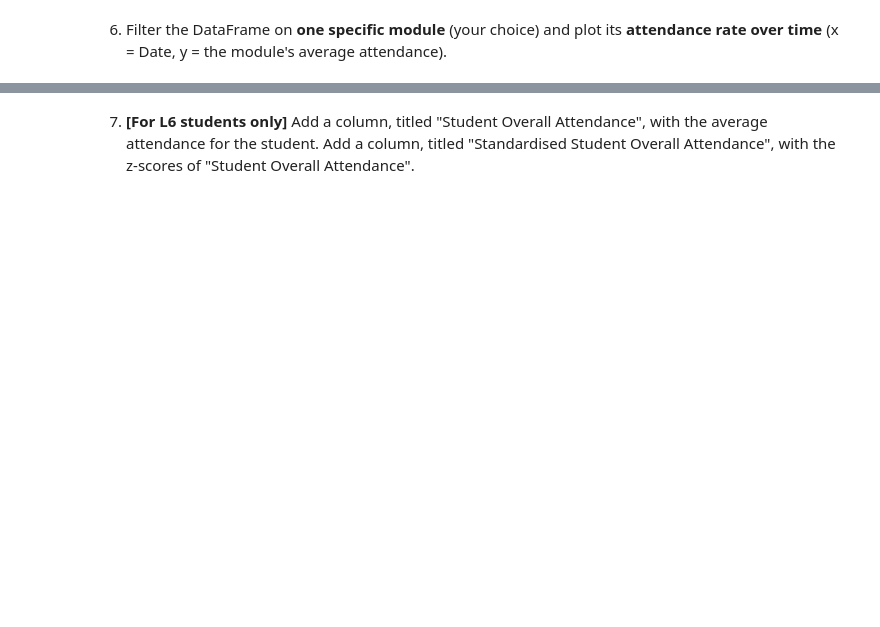
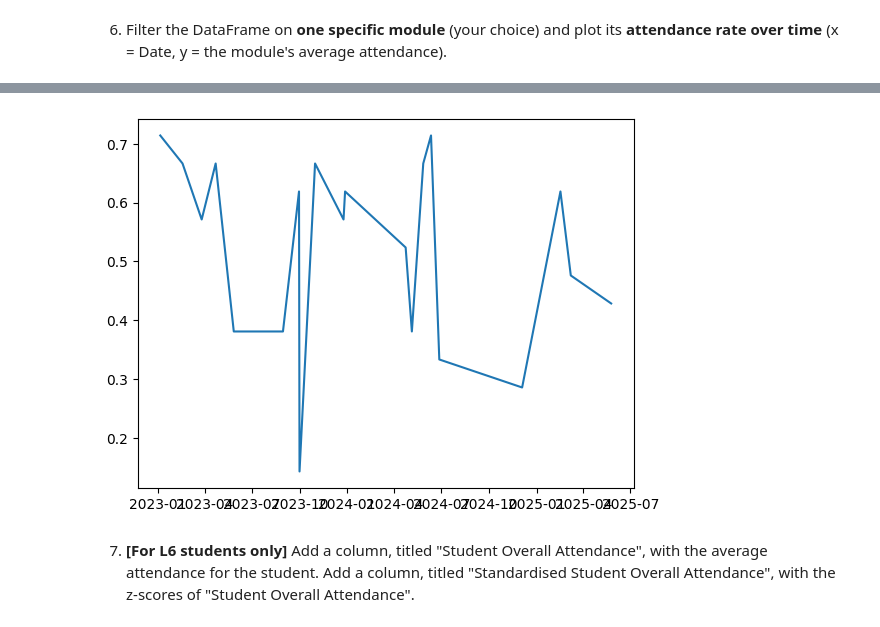
Before and after one commit to tobiade22/IDS_Summative_1, a Jupyter notebook: summative1-1.ipynb, the cells around one changed output, grey strips where cells are left out. Drawn from its saved outputs; the diff is of its cells as text; code cells hidden in the pictures; blank space fills up the shorter version.

```diff
--- a/summative1-1.ipynb
+++ b/summative1-1.ipynb
@@ -104,4 +150,9 @@ By completing this assessment, you will demonstrate your ability to:
    | Usage Code             | Attendance Code |
 # %%
 # your code here
-...
+df = df.rename(columns={'Person Code': 'Person Code', 'Unit Instance Code': 'Module Code', 'Calocc Code': 'Year',
+                   'Surname': 'Surname', 'Forename': 'Forename', 'Long Description': 'Module Name', 'Register Event ID': 'Event ID',
+                   'Object ID': 'Object ID', 'Register Event Slot ID': 'Event Slot ID', 'Planned Start Date': 'Date',
+                   'is Positive': 'Has Attended', 'Postive Marks': 'Attended', 'Negative Marks': 'NotAttended',
+                   'Usage Code': 'Attendance Code'})
+df.head()
@@ -110,4 +168,5 @@ By completing this assessment, you will demonstrate your ability to:
    > tip: use `pd.to_datetime()`
 # %%
 # your code here
-...
+df['Date'] = pd.to_datetime(df['Date'])
+df.dtypes
@@ -116,4 +191,7 @@ By completing this assessment, you will demonstrate your ability to:
    (x = Date, y = the module's average attendance).
 # %%
 # your code here
-...
+df['Module Name'].value_counts()
+
+df_Theater = df[df['Module Name'] == 'Theater'].copy()
+df_Theater
@@ -119,0 +212,3 @@ By completing this assessment, you will demonstrate your ability to:
+# %%
+average_attendence = (df_Theater['Attended']).groupby(df_Theater['Date']).mean()
+average_attendence
@@ -120,2 +233,7 @@ By completing this assessment, you will demonstrate your ability to:
+# %%
+plt.plot(average_attendence)
+plt.show()
+# %% [output]
+[figure, added]
 # %% [markdown]
 7. **[For L6 students only]** Add a column, titled "Student Overall Attendance", with the average attendance for the student. Add a column, titled "Standardised Student Overall Attendance", with the z-scores of "Student Overall Attendance".
```
Also changed, not shown: parts of 19 cells of this notebook.
